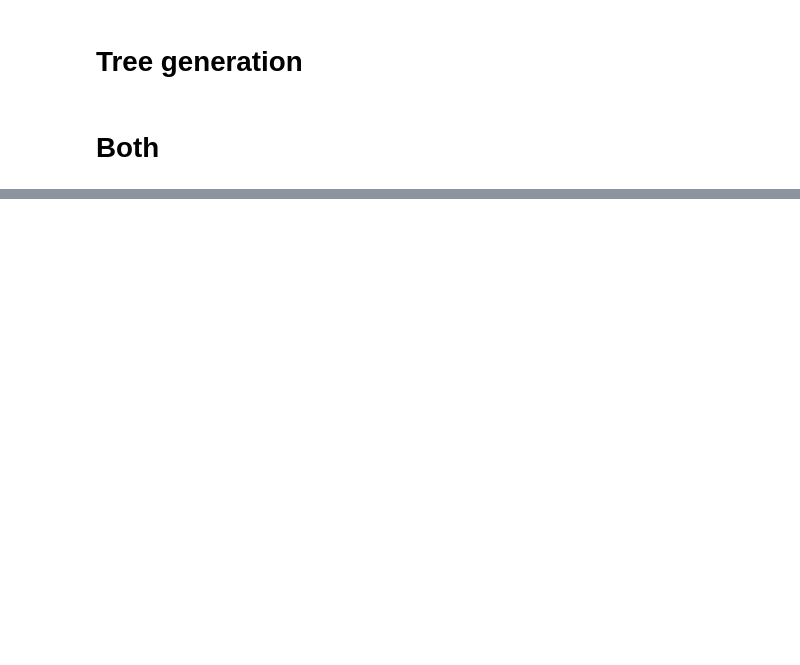
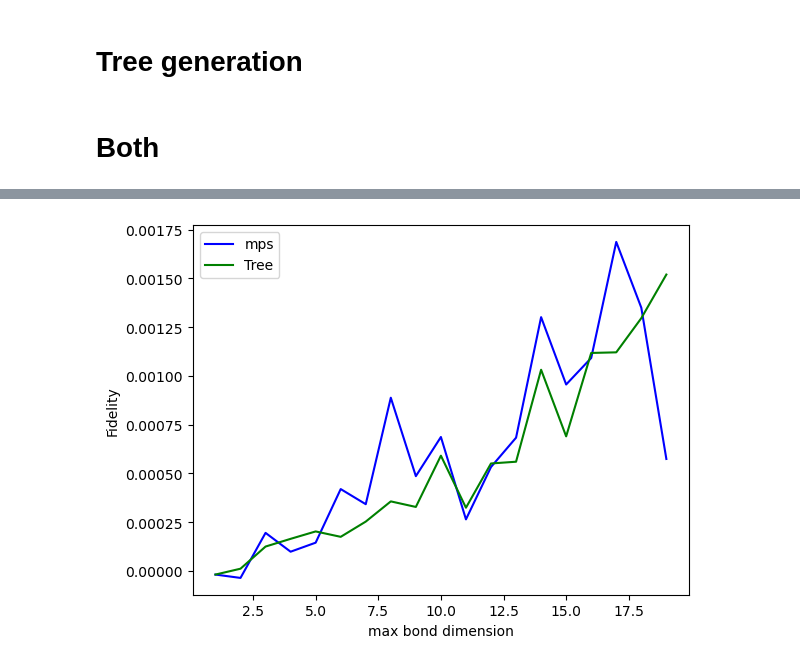
Before and after one commit to quantum-brutus/Tensor_Networks_topology, a Jupyter notebook: random_tree_benchmark.ipynb, the cells around one changed output, grey strips where cells are left out. Drawn from its saved outputs; the diff is of its cells as text; code cells hidden in the pictures; blank space fills up the shorter version.

```diff
--- a/random_tree_benchmark.ipynb
+++ b/random_tree_benchmark.ipynb
@@ -534,3 +533,0 @@ array([[0., 2., 0., 0., 0., 4., 0., 0.],
-# %%
-tree = tree_from_matrix(adj,0)
-tree.draw()
@@ -538,0 +609,15 @@ tree.draw()
+# %%
+import matplotlib.pyplot as plt
+# plt.plot(chi_values,error_values_mps,label = 'MPS')
+# plt.plot(chi_values,error_values_tree,label = 'Tree')
+
+fig, ax = plt.subplots()
+ax.plot(chi_range, mps_fidelity_values, color='blue',label='mps')
+ax.plot(chi_range,tree_fidelity_values,color = 'green',label = 'Tree')
+ax.legend()
+# ax.set_title('Fidelity for '+str(N_range[0])+' gates')
+ax.set_ylabel('Fidelity')
+ax.set_xlabel('max bond dimension')
+plt.show()
+# %% [output]
+[figure, added]
```
Also changed, not shown: parts of 5 cells of this notebook.
